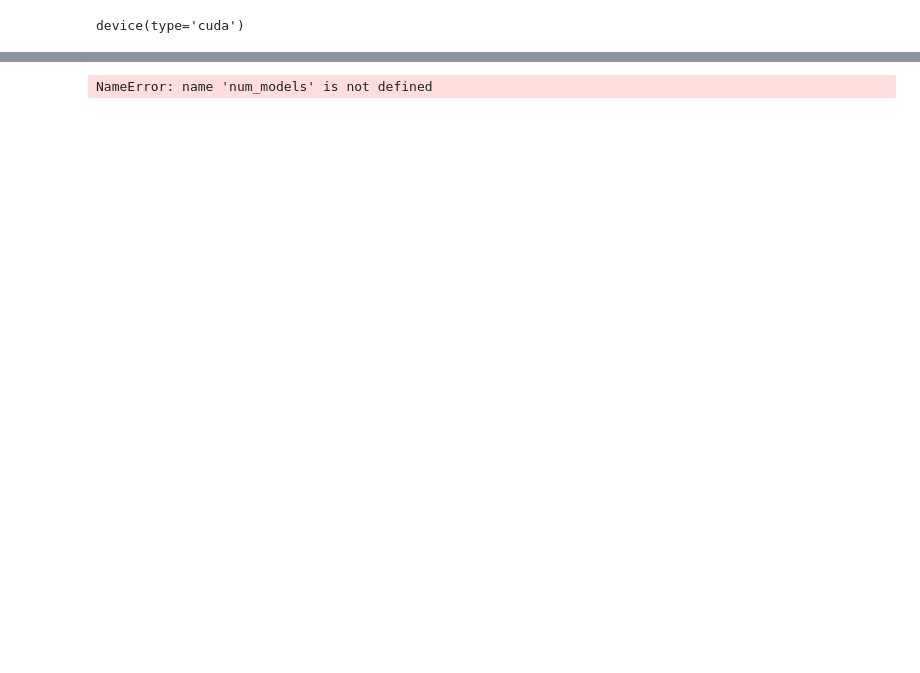
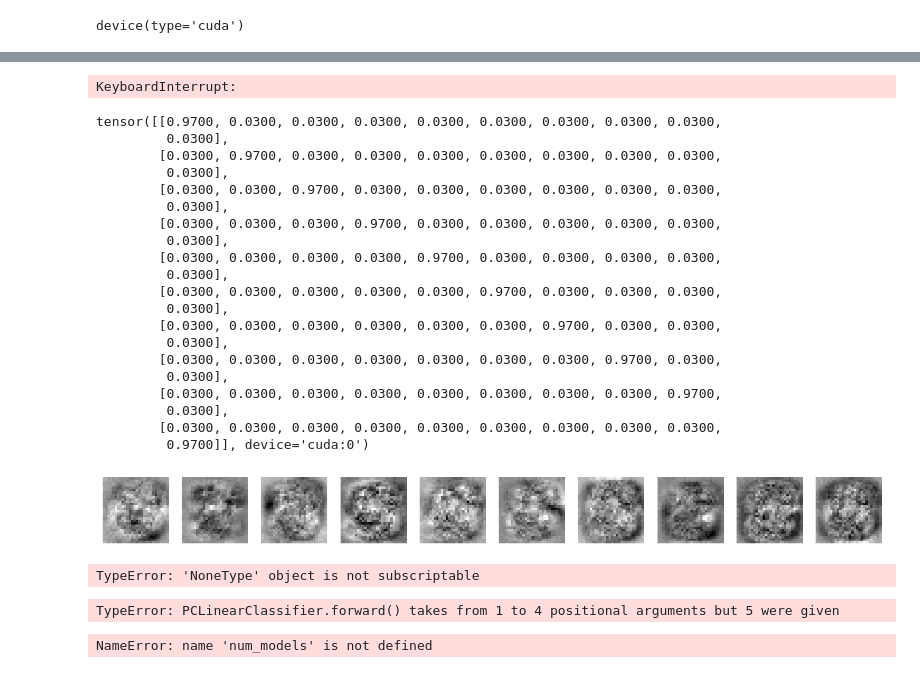
Before and after one commit to joeagriffith/pclib, a Jupyter notebook: mnist/mnist_pclinear.ipynb, the cells around one changed output, grey strips where cells are left out. Drawn from its saved outputs; the diff is of its cells as text; code cells hidden in the pictures; blank space fills up the shorter version.

```diff
--- a/mnist/mnist_pclinear.ipynb
+++ b/mnist/mnist_pclinear.ipynb
@@ -109,7 +109,7 @@ stats = None
 # %%
 # Train Loop
 LEARNING_RATE = 0.001
-NUM_EPOCHS = 50
+NUM_EPOCHS = 40
 BATCH_SIZE = 1000
 REG_COEFF = 5e-2
 
@@ -126,8 +126,70 @@ step, stats = train(
     device=device,
     optim='AdamW',
 )
+LEARNING_RATE = 0.0001
+step, stats = train(
+    model,
+    train_dataset,
+    val_dataset,
+    NUM_EPOCHS,
+    LEARNING_RATE,
+    batch_size=BATCH_SIZE,
+    reg_coeff=REG_COEFF,
+    step=step,
+    stats=stats,
+    device=device,
+    optim='AdamW',
+)
 
 plot_stats(stats, model)
+# %% [output]
+KeyboardInterrupt:
+# %%
+targets = torch.arange(NUM_CLASSES).to(device)
+y = format_y(targets, NUM_CLASSES)
+_, state = model(y=y)
+images = state[-1]['x']
+
+fig, axes = plt.subplots(1, 10, figsize=(15, 5))
+for i, ax in enumerate(axes):
+    img = images[i]
+    ax.imshow(img.detach().squeeze().cpu().view(28,28), cmap='gray')
+    ax.axis('off')
+# %% [output]
+tensor([[0.9700, 0.0300, 0.0300, 0.0300, 0.0300, 0.0300, 0.0300, 0.0300, 0.0300,
+         0.0300],
+        [0.0300, 0.9700, 0.0300, 0.0300, 0.0300, 0.0300, 0.0300, 0.0300, 0.0300,
+         0.0300],
+        [0.0300, 0.0300, 0.9700, 0.0300, 0.0300, 0.0300, 0.0300, 0.0300, 0.0300,
+         0.0300],
+        [0.0300, 0.0300, 0.0300, 0.9700, 0.0300, 0.0300, 0.0300, 0.0300, 0.0300,
+         0.0300],
+        [0.0300, 0.0300, 0.0300, 0.0300, 0.9700, 0.0300, 0.0300, 0.0300, 0.0300,
+         0.0300],
+        [0.0300, 0.0300, 0.0300, 0.0300, 0.0300, 0.9700, 0.0300, 0.0300, 0.0300,
+         0.0300],
+        [0.0300, 0.0300, 0.0300, 0.0300, 0.0300, 0.0300, 0.9700, 0.0300, 0.0300,
+         0.0300],
+        [0.0300, 0.0300, 0.0300, 0.0300, 0.0300, 0.0300, 0.0300, 0.9700, 0.0300,
+         0.0300],
+        [0.0300, 0.0300, 0.0300, 0.0300, 0.0300, 0.0300, 0.0300, 0.0300, 0.9700,
+         0.0300],
+        [0.0300, 0.0300, 0.0300, 0.0300, 0.0300, 0.0300, 0.0300, 0.0300, 0.0300,
+         0.9700]], device='cuda:0')
+[figure, added]
+# %%
+plt.plot(stats['val_acc'])
+plt.title("Validation Accuracy")
+plt.show()
+# %% [output]
+TypeError: 'NoneType' object is not subscriptable
+# %%
+# Current Accuracy and Error Rate
+acc = accuracy(model, val_dataset, steps=0)
+error = 100 * (1 - acc)
+print(f'Current Val Acc: {acc} | error_rate: {error:0.2f} %')
+# %% [output]
+TypeError: PCLinearClassifier.forward() takes from 1 to 4 positional arguments but 5 were given
 # %%
 # # Shows statistics over multiple models. models = [model1, model2, ...]
 
```
Also changed, not shown: parts of 4 cells of this notebook, 4 other files.
